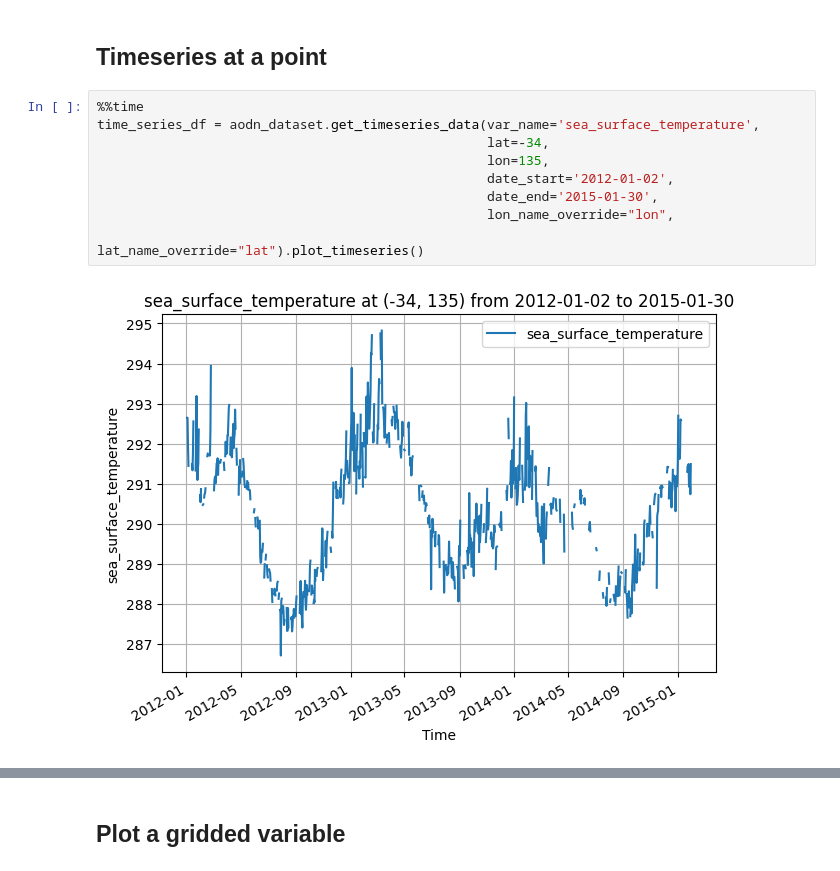
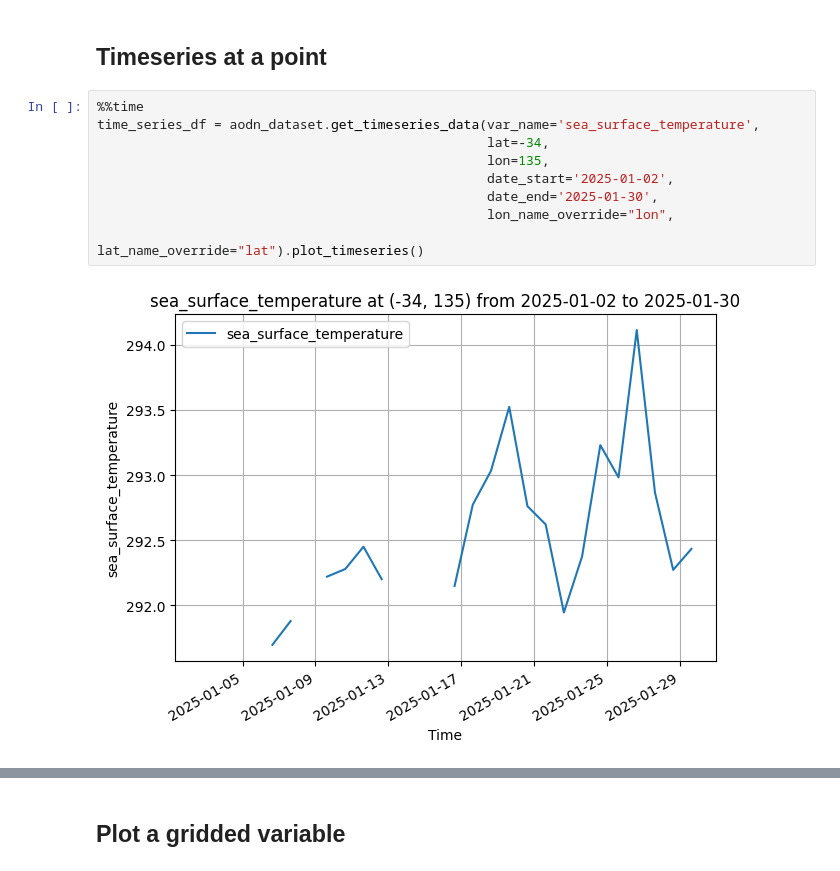
Before and after one commit to aodn/aodn_cloud_optimised, a Jupyter notebook: notebooks/satellite_ghrsst_l3s_1day_nighttime_multi_sensor_australia.ipynb, the cells around one changed output, grey strips where cells are left out. Drawn from its saved outputs; the diff is of its cells as text.

```diff
--- a/notebooks/satellite_ghrsst_l3s_1day_nighttime_multi_sensor_australia.ipynb
+++ b/notebooks/satellite_ghrsst_l3s_1day_nighttime_multi_sensor_australia.ipynb
@@ -53,11 +47,11 @@ aodn_dataset.plot_time_coverage()
 # %%
 %%time
 time_series_df = aodn_dataset.get_timeseries_data(var_name='sea_surface_temperature',
                                                   lat=-34,
                                                   lon=135,
-                                                  date_start='2012-01-02',
-                                                  date_end='2015-01-30',
+                                                  date_start='2025-01-02',
+                                                  date_end='2025-01-30',
                                                   lon_name_override="lon",
                                                   lat_name_override="lat").plot_timeseries()
 # %% [output]
-[figure, old version]
+[figure, new version]
```
Also changed, not shown: parts of 10 cells of this notebook, 1 other file.
